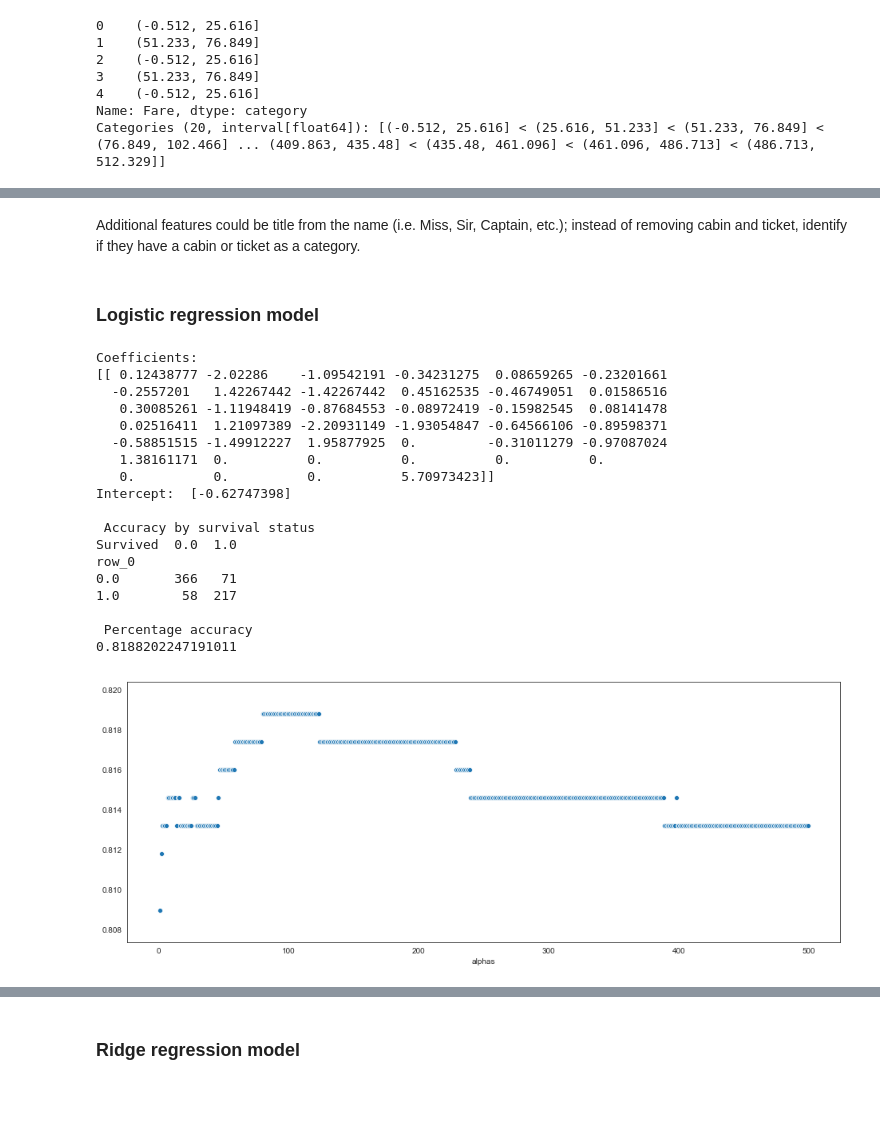
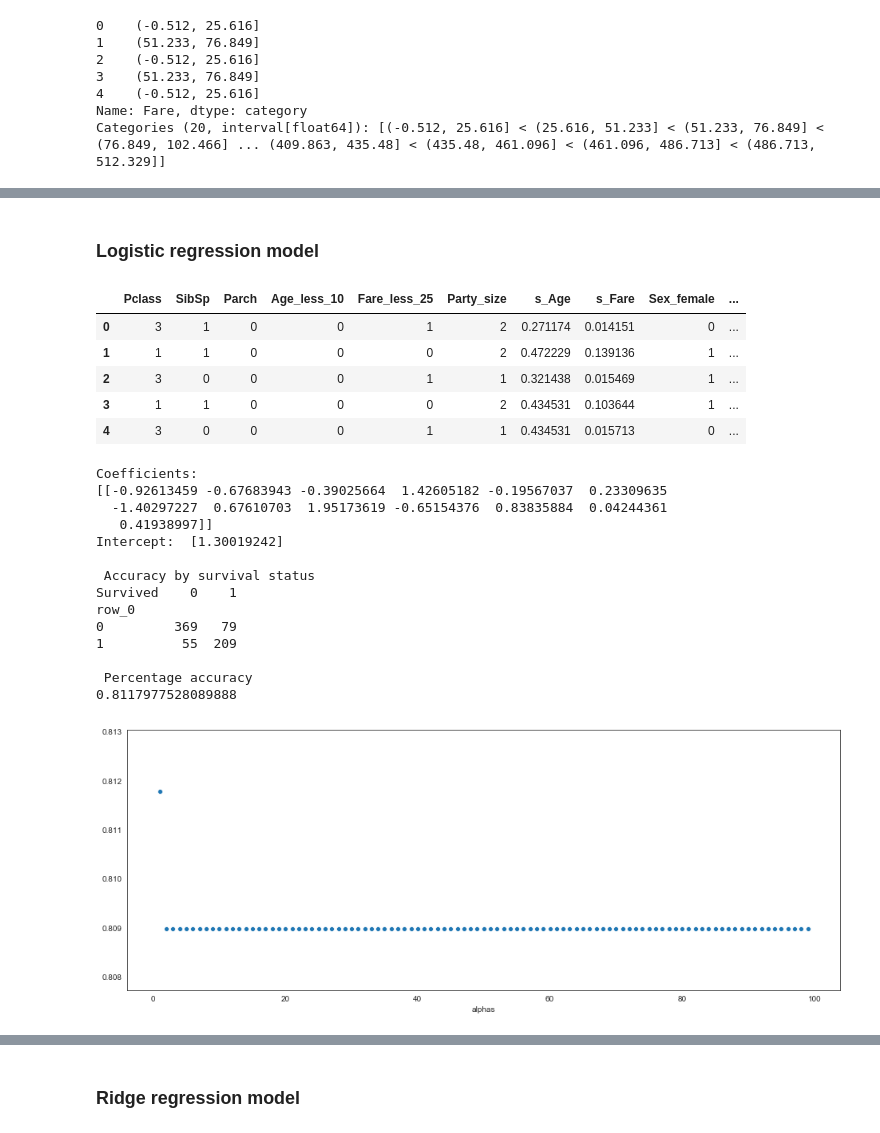
Before and after one commit to kylemcorliss/Thinkful, a Jupyter notebook: Assignments/Deeper Supervised Learning (U3)/Challenge - advanced regression (3.3.4).ipynb, the cells around one changed output, grey strips where cells are left out. Cells and saved outputs as stored; diff of their text form; code cells hidden in the pictures; blank space fills up the shorter version.

```diff
--- a/Assignments/Deeper Supervised Learning (U3)/Challenge - advanced regression (3.3.4).ipynb
+++ b/Assignments/Deeper Supervised Learning (U3)/Challenge - advanced regression (3.3.4).ipynb
@@ -197,3 +209,12 @@ df_titanic_test = pd.get_dummies(df_titanic_test)
+# %%
+# need to standardize data for regularized regression
+from sklearn.preprocessing import MinMaxScaler
+
+scaler = MinMaxScaler()
+df_titanic_train['s_Age'] = scaler.fit_transform(df_titanic_train[['Age']])
+# %%
+scaler2 = MinMaxScaler()
+df_titanic_train['s_Fare'] = scaler2.fit_transform(df_titanic_train[['Fare']])
 # %%
 df_titanic_train.head()
 # %% [output]
@@ -207,2 +226,0 @@ df_titanic_train.head()
-# %% [markdown]
-Additional features could be title from the name (i.e. Miss, Sir, Captain, etc.); instead of removing cabin and ticket, identify if they have a cabin or ticket as a category.
@@ -215,16 +227,24 @@ df_titanic_train_scaled = pd.DataFrame(scaler.fit_transform(df_titanic_train), c
 # %% [markdown]
 ### Logistic regression model
+# %%
+y = df_titanic_train['Survived']
+X = df_titanic_train.drop(['Survived', 'PassengerId', 'Age','Fare'], 1)
+X = pd.get_dummies(X)
+# %%
+X.head()
+# %% [output]
+|  | Pclass | SibSp | Parch | Age_less_10 | Fare_less_25 | Party_size | s_Age | s_Fare | Sex_female | ... |
+| 0 | 3 | 1 | 0 | 0 | 1 | 2 | 0.271174 | 0.014151 | 0 | ... |
+| 1 | 1 | 1 | 0 | 0 | 0 | 2 | 0.472229 | 0.139136 | 1 | ... |
+| 2 | 3 | 0 | 0 | 0 | 1 | 1 | 0.321438 | 0.015469 | 1 | ... |
+| 3 | 1 | 1 | 0 | 0 | 0 | 2 | 0.434531 | 0.103644 | 1 | ... |
+| 4 | 3 | 0 | 0 | 0 | 1 | 1 | 0.434531 | 0.015713 | 0 | ... |
 # %%
 from sklearn.linear_model import LogisticRegression
 
-lr = LogisticRegression(C=100)
-y = df_titanic_train_scaled['Survived']
-X = df_titanic_train_scaled.drop('Survived', 1)
-
-# Fit the model.
+lr = LogisticRegression(C=1)
 fit = lr.fit(X, y)
 
-# Display.
 print('Coefficients: ')
 print(fit.coef_)
 print('Intercept: ', fit.intercept_)
@@ -237,36 +257,34 @@ print('\n Percentage accuracy')
 print(lr.score(X, y))
 # %% [output]
 Coefficients:
-[[ 0.12438777 -2.02286    -1.09542191 -0.34231275  0.08659265 -0.23201661
-  -0.2557201   1.42267442 -1.42267442  0.45162535 -0.46749051  0.01586516
-   0.30085261 -1.11948419 -0.87684553 -0.08972419 -0.15982545  0.08141478
-   0.02516411  1.21097389 -2.20931149 -1.93054847 -0.64566106 -0.89598371
-  -0.58851515 -1.49912227  1.95877925  0.         -0.31011279 -0.97087024
-   1.38161171  0.          0.          0.          0.          0.
-   0.          0.          0.          5.70973423]]
-Intercept:  [-0.62747398]
+[[-0.92613459 -0.67683943 -0.39025664  1.42605182 -0.19567037  0.23309635
+  -1.40297227  0.67610703  1.95173619 -0.65154376  0.83835884  0.04244361
+   0.41938997]]
+Intercept:  [1.30019242]
 
  Accuracy by survival status
-Survived  0.0  1.0
+Survived    0    1
 row_0
-0.0       366   71
-1.0        58  217
+0         369   79
+1          55  209
 
  Percentage accuracy
-0.8188202247191011
+0.8117977528089888
 # %%
 scores = []
-for x in range(1,500):
+rng = range(1,100)
+
+for x in rng:
     lr = LogisticRegression(C= x)
     fit = lr.fit(X, y)
     scores.append(lr.score(X, y))
 
 plt.figure(figsize=(16,6))
-sns.scatterplot(x=range(1,500), y=scores)
+sns.scatterplot(x=rng, y=scores)
 plt.xlabel('alphas')
 plt.show()
 # %% [output]
-[figure, old version]
+[figure, new version]
 # %%
 from sklearn.model_selection import cross_val_score
 cross_val_score(lr, X, y, cv=5)
```
Also changed, not shown: parts of 21 cells of this notebook.
